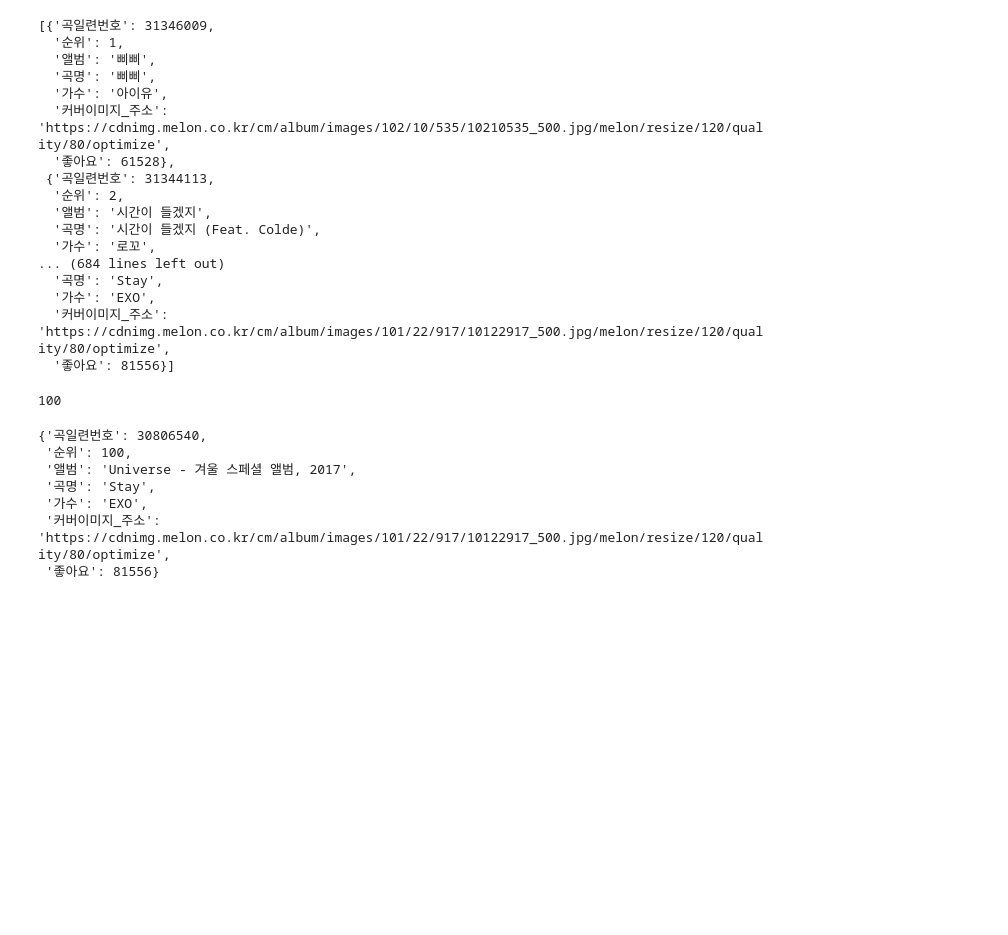
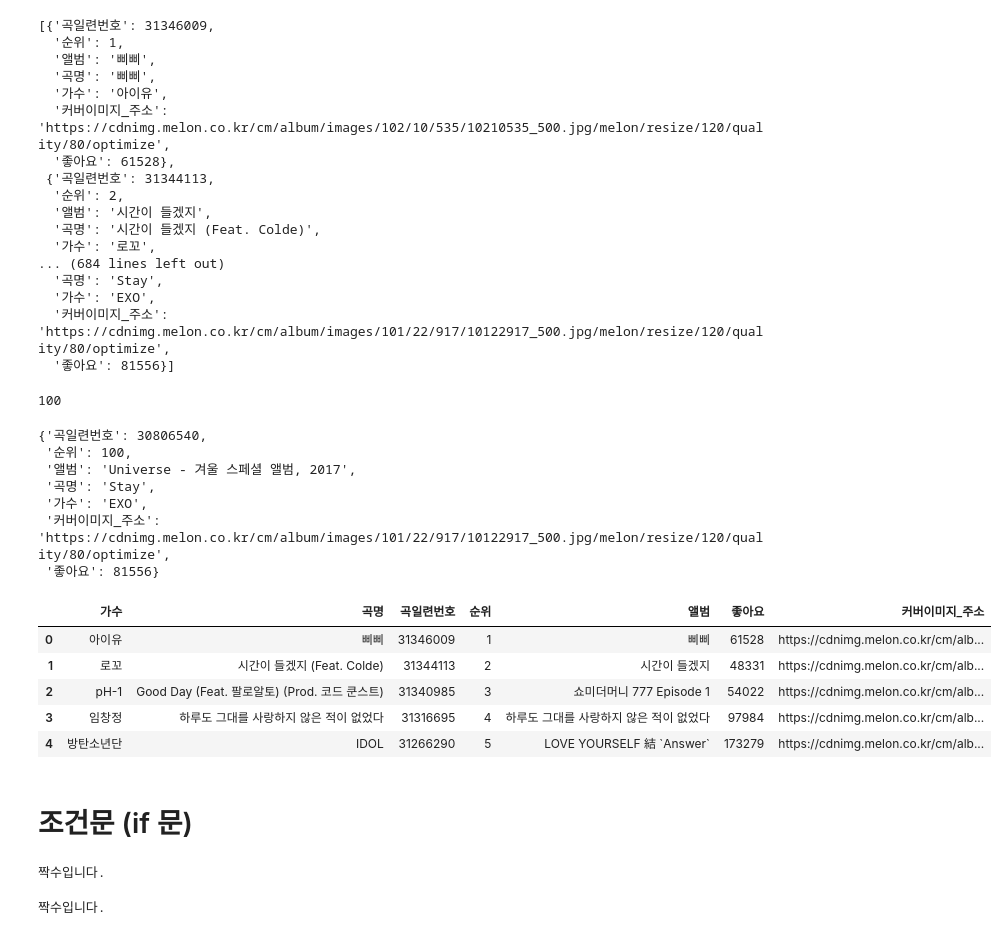
Before and after one commit to CodingSta/demo-innocean-201904-python, a Jupyter notebook: 파이썬 강의 Day 2.ipynb, the cells around one changed output. Saved outputs shown, nothing was run; the diff lists cells and outputs as text; code cells hidden in the pictures; blank space fills up the shorter version.

```diff
--- a/파이썬 강의 Day 2.ipynb
+++ b/파이썬 강의 Day 2.ipynb
@@ -361,3 +361,35 @@ song_list[-1]
  '가수': 'EXO',
  '커버이미지_주소': 'https://cdnimg.melon.co.kr/cm/album/images/101/22/917/10122917_500.jpg/melon/resize/120/quality/80/optimize',
  '좋아요': 81556}
+# %%
+df_melon = pd.DataFrame(song_list)
+df_melon.to_excel("멜론_TOP100.xlsx")
+df_melon.head()  # 처음 5행만 보기
+# %% [output]
+|  | 가수 | 곡명 | 곡일련번호 | 순위 | 앨범 | 좋아요 | 커버이미지_주소 |
+| 0 | 아이유 | 삐삐 | 31346009 | 1 | 삐삐 | 61528 | https://cdnimg.melon.co.kr/cm/alb... |
+| 1 | 로꼬 | 시간이 들겠지 (Feat. Colde) | 31344113 | 2 | 시간이 들겠지 | 48331 | https://cdnimg.melon.co.kr/cm/alb... |
+| 2 | pH-1 | Good Day (Feat. 팔로알토) (Prod. 코드 쿤스트) | 31340985 | 3 | 쇼미더머니 777 Episode 1 | 54022 | https://cdnimg.melon.co.kr/cm/alb... |
+| 3 | 임창정 | 하루도 그대를 사랑하지 않은 적이 없었다 | 31316695 | 4 | 하루도 그대를 사랑하지 않은 적이 없었다 | 97984 | https://cdnimg.melon.co.kr/cm/alb... |
+| 4 | 방탄소년단 | IDOL | 31266290 | 5 | LOVE YOURSELF 結 `Answer` | 173279 | https://cdnimg.melon.co.kr/cm/alb... |
+# %% [markdown]
+# 조건문 (if 문)
+# %%
+숫자 = 10
+
+if 숫자 % 2 == 0:
+    print("짝수입니다.")  # 파이썬은 들여쓰기(Indentation)을 강제
+
+if 숫자 % 2 != 0:
+    print("홀수입니다.")
+# %% [output]
+짝수입니다.
+# %%
+숫자 = 10
+
+if 숫자 % 2 == 0:
+    print("짝수입니다.")  # 파이썬은 들여쓰기(Indentation)을 강제
+else:
+    print("홀수입니다.")
+# %% [output]
+짝수입니다.
```
